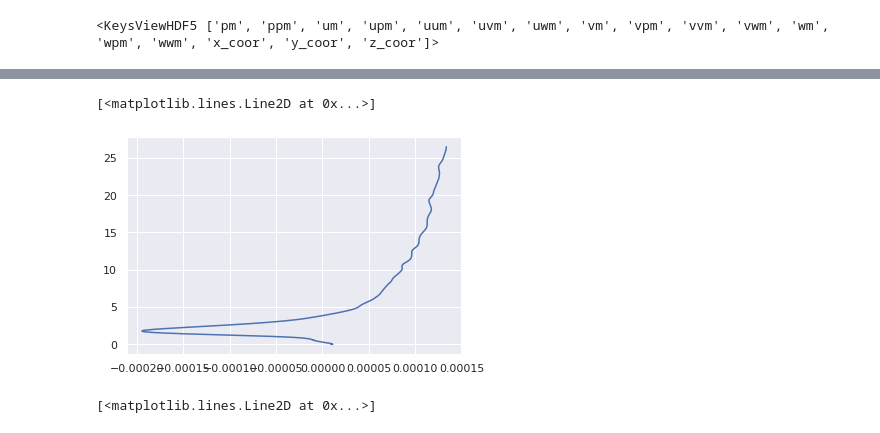
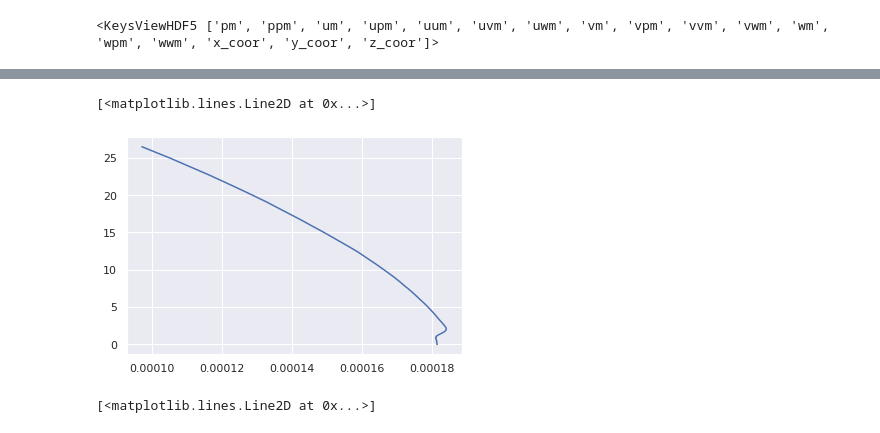
Before and after one commit to petebachant/boundary-layer-turbulence-modeling, a Jupyter notebook: notebook.ipynb, the cells around one changed output, grey strips where cells are left out. Saved outputs shown, nothing was run; the diff lists cells and outputs as text; code cells hidden in the pictures.

```diff
--- a/notebook.ipynb
+++ b/notebook.ipynb
@@ -294,8 +293,8 @@ d2udy2    (224, 3320)
 dpdy      (224, 3320)
 dtype: object
 # %%
-plt.plot(data["dpdy"][:, 100], y)
+plt.plot(data["dpdx"][:, 100], data["y"])
 # %% [output]
 [<matplotlib.lines.Line2D at 0x...>]
-[figure, old version]
+[figure, new version]
 # %%
```
Also changed, not shown: parts of 4 cells of this notebook.
